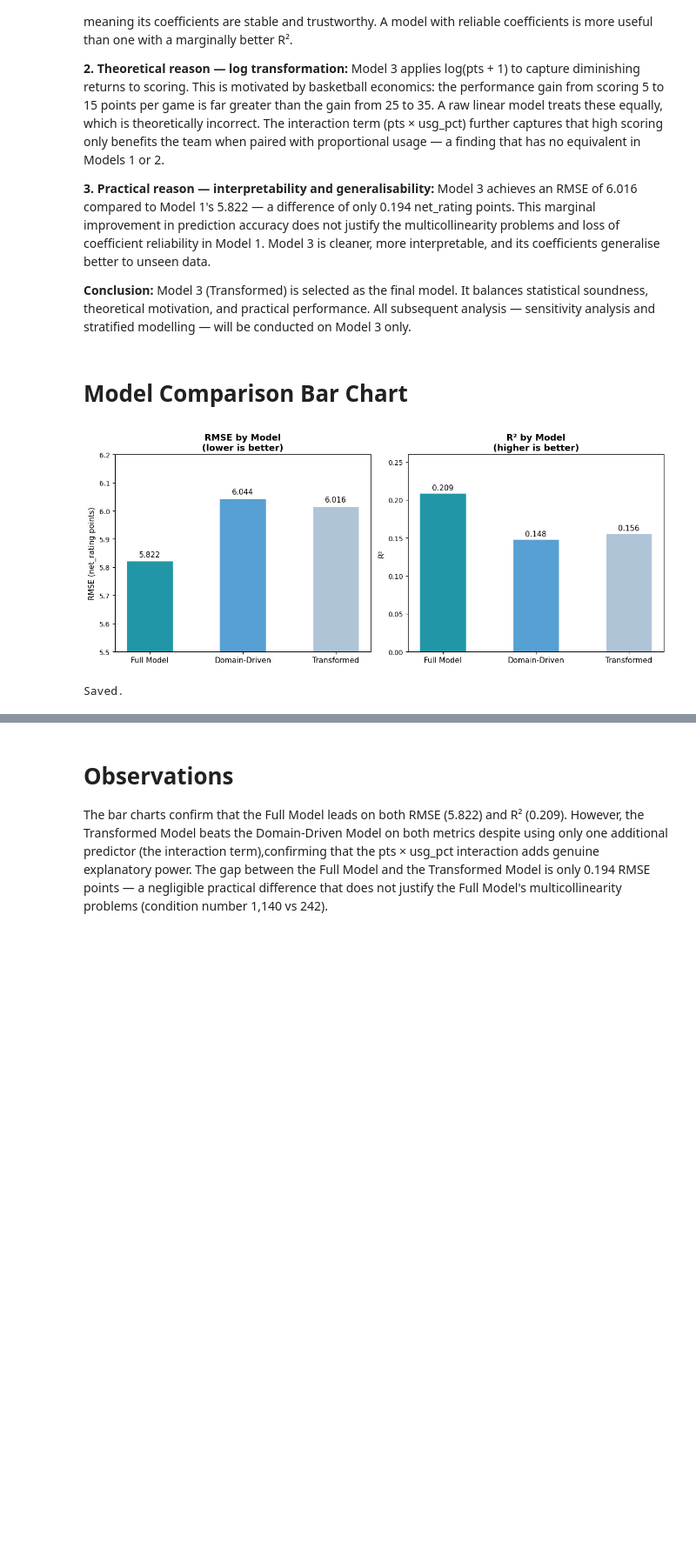
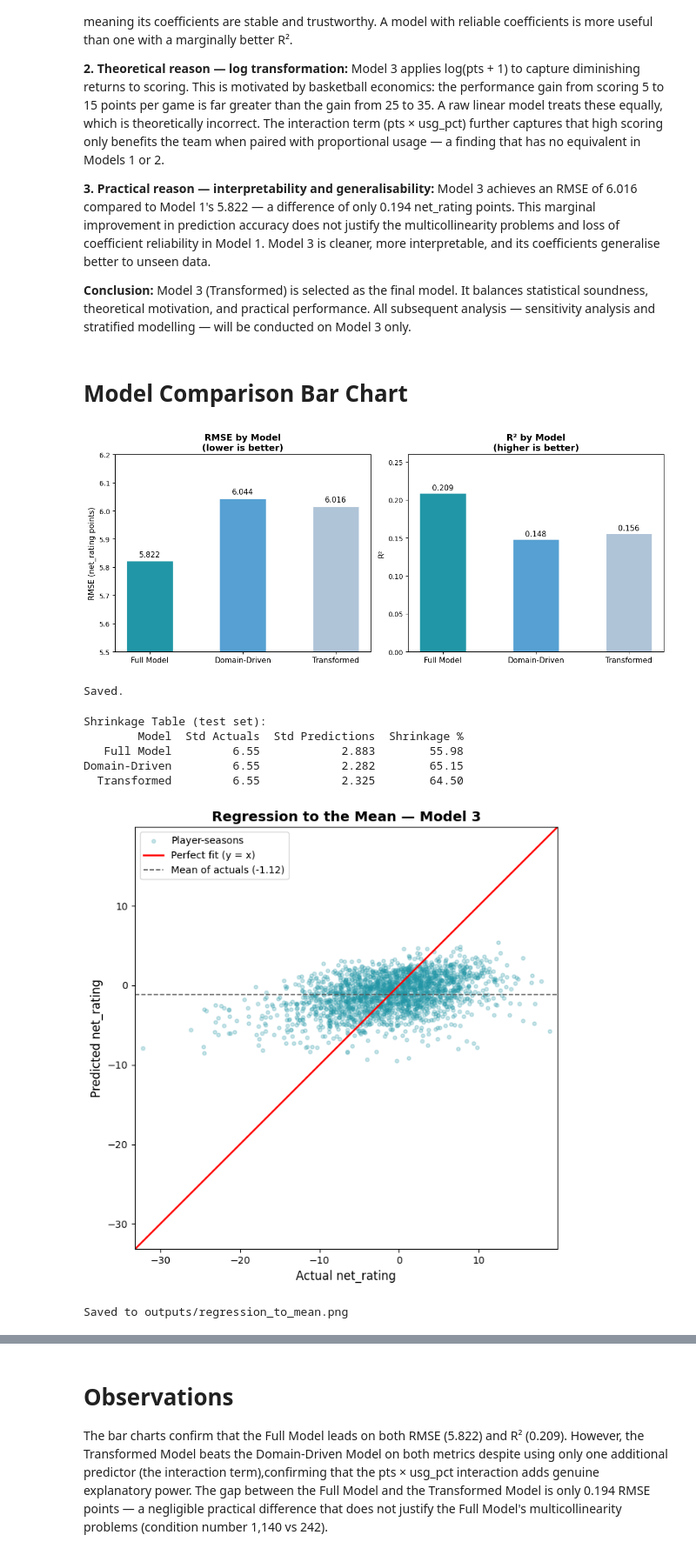
Before and after one commit to ChiragSethi-04/nba-performance-analysis, a Jupyter notebook: notebooks/03_Evaluation.ipynb, the cells around one changed output, grey strips where cells are left out. Shown at 87% size. Drawn from its saved outputs; the diff is of its cells as text; code cells hidden in the pictures; blank space fills up the shorter version.

```diff
--- a/notebooks/03_Evaluation.ipynb
+++ b/notebooks/03_Evaluation.ipynb
@@ -264,3 +268,72 @@ print("Saved.")
 # %% [output]
 [figure]
 Saved.
+# %%
+import pandas as pd
+import numpy as np
+import matplotlib.pyplot as plt
+import statsmodels.api as sm
+
+# ── Shrinkage / Regression-to-the-mean analysis ───────────────────────────────
+test_cases = [
+    ('Full Model',    model1, X_test_f),
+    ('Domain-Driven', model2, X_test_d),
+    ('Transformed',   model3, X_test_t),
+]
+
+shrinkage_rows = []
+for name, m, X_te in test_cases:
+    X_c    = sm.add_constant(X_te)
+    y_pred = m.predict(X_c)
+    std_actual = np.std(y_test.values, ddof=1)
+    std_pred   = np.std(y_pred,        ddof=1)
+    shrinkage  = (1 - std_pred / std_actual) * 100
+    shrinkage_rows.append({
+        'Model':           name,
+        'Std Actuals':     round(std_actual, 3),
+        'Std Predictions': round(std_pred,   3),
+        'Shrinkage %':     round(shrinkage,  2),
+    })
+
+shrinkage_df = pd.DataFrame(shrinkage_rows)
+print("Shrinkage Table (test set):")
+print(shrinkage_df.to_string(index=False))
+
+# ── Scatter: Actual vs Predicted — Model 3 only ───────────────────────────────
+X_c3   = sm.add_constant(X_test_t)
+y_pred3 = model3.predict(X_c3)
+mean_actual = y_test.mean()
+
+fig, ax = plt.subplots(figsize=(8, 7))
+
+ax.scatter(y_test, y_pred3, alpha=0.25, s=14, color='#2196a6', label='Player-seasons')
+
+# Red diagonal perfect-fit line
+lims = [min(y_test.min(), y_pred3.min()) - 1,
+        max(y_test.max(), y_pred3.max()) + 1]
+ax.plot(lims, lims, color='red', linewidth=1.8, label='Perfect fit (y = x)')
+
+# Horizontal dashed line at mean of actuals
+ax.axhline(mean_actual, color='#555555', linewidth=1.2, linestyle='--',
+           label=f'Mean of actuals ({mean_actual:.2f})')
+
+ax.set_xlim(lims)
+ax.set_ylim(lims)
+ax.set_xlabel('Actual net_rating', fontsize=12)
+ax.set_ylabel('Predicted net_rating', fontsize=12)
+ax.set_title('Regression to the Mean — Model 3', fontsize=14, fontweight='bold')
+ax.legend(fontsize=10)
+ax.set_aspect('equal')
+
+plt.tight_layout()
+plt.savefig('../outputs/regression_to_mean.png', dpi=150, bbox_inches='tight')
+plt.show()
+print("Saved to outputs/regression_to_mean.png")
+# %% [output]
+Shrinkage Table (test set):
+        Model  Std Actuals  Std Predictions  Shrinkage %
+   Full Model         6.55            2.883        55.98
+Domain-Driven         6.55            2.282        65.15
+  Transformed         6.55            2.325        64.50
+[figure, added]
+Saved to outputs/regression_to_mean.png
```
Also changed, not shown: parts of 2 cells of this notebook, 2 other files.
